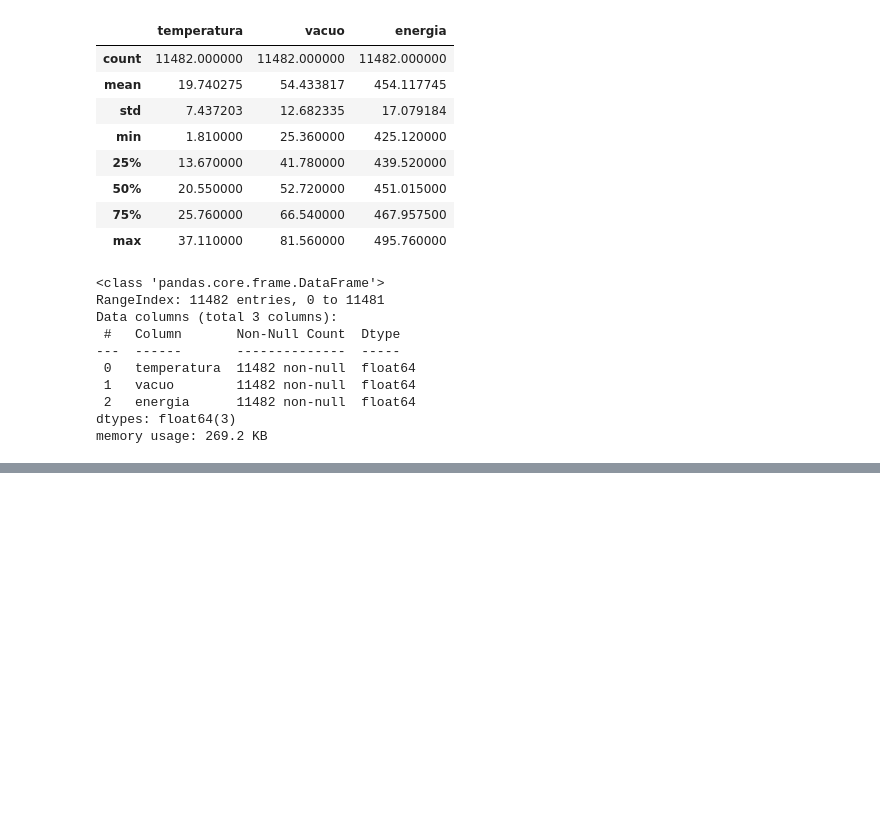
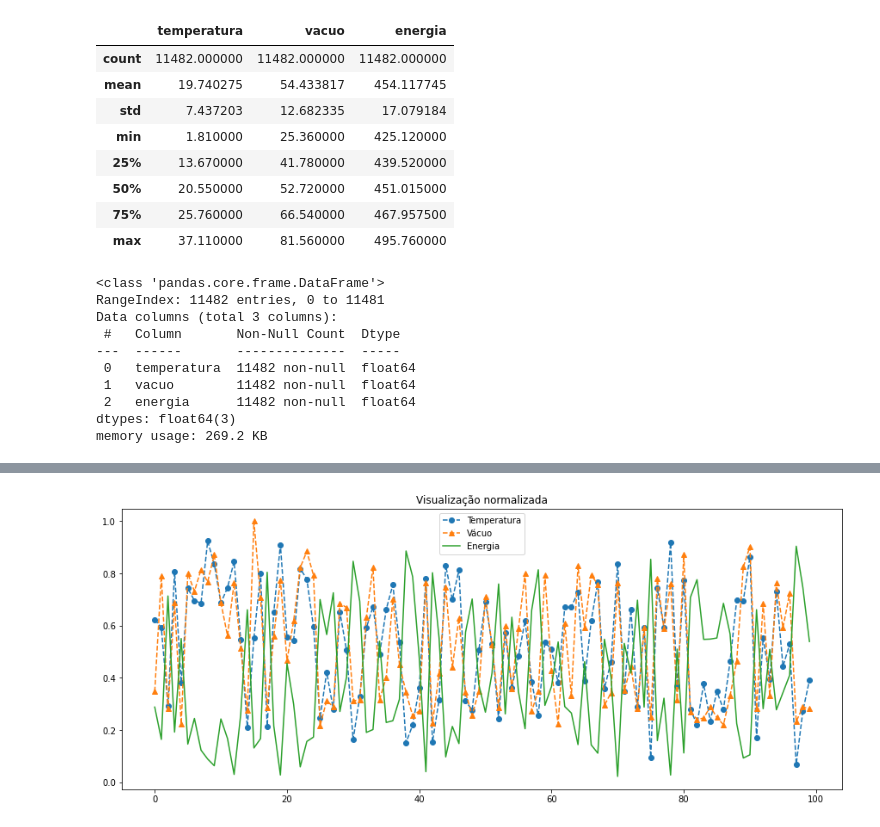
Before and after one commit to thiago9864/mineracao_dados, a Jupyter notebook: trabalho_6/trabalho_6_dupla_20.ipynb, the cells around one changed output, grey strips where cells are left out. Saved outputs shown, nothing was run; the diff lists cells and outputs as text; code cells hidden in the pictures; blank space fills up the shorter version.

```diff
--- a/trabalho_6/trabalho_6_dupla_20.ipynb
+++ b/trabalho_6/trabalho_6_dupla_20.ipynb
@@ -52,0 +93,10 @@ memory usage: 269.2 KB
+# %%
+plt.figure(figsize=(15,6))
+plt.plot(normalizados.head(100)['temperatura'], 'o--', label='Temperatura')
+plt.plot(normalizados.head(100)['vacuo'], '^--',label='Vácuo')
+plt.plot(normalizados.head(100)['energia'], label='Energia')
+plt.title('Visualização normalizada')
+plt.legend()
+plt.show()
+# %% [output]
+[figure, added]
```
Also changed, not shown: parts of 9 cells of this notebook.
